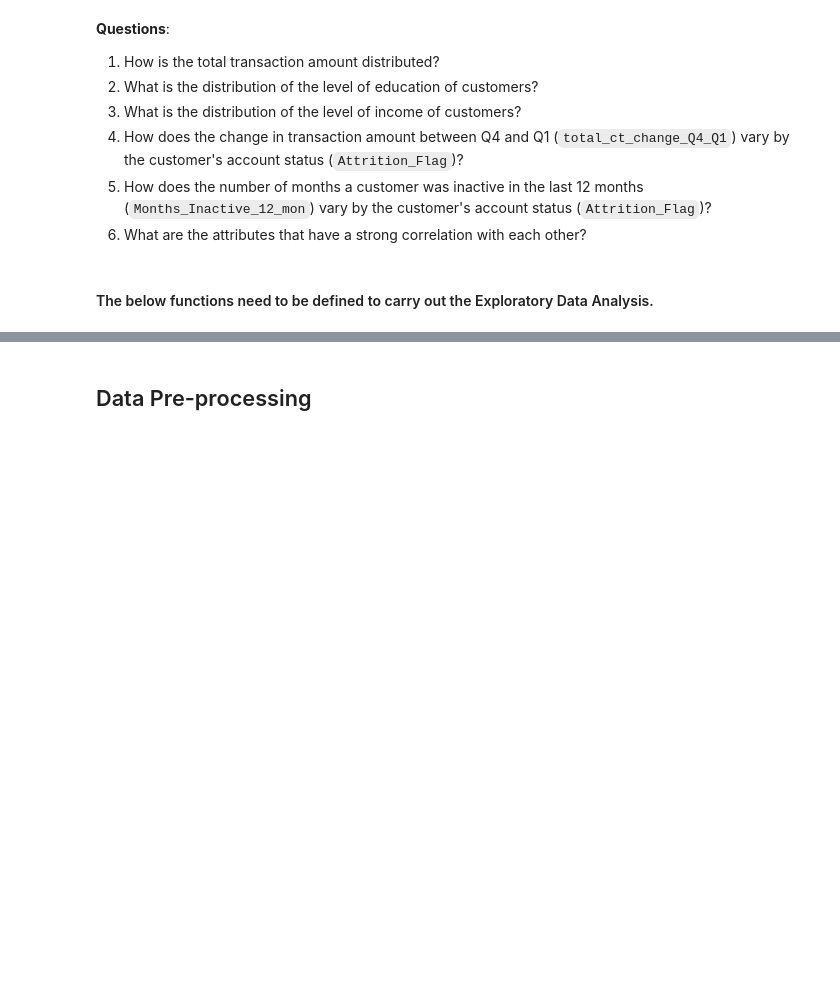
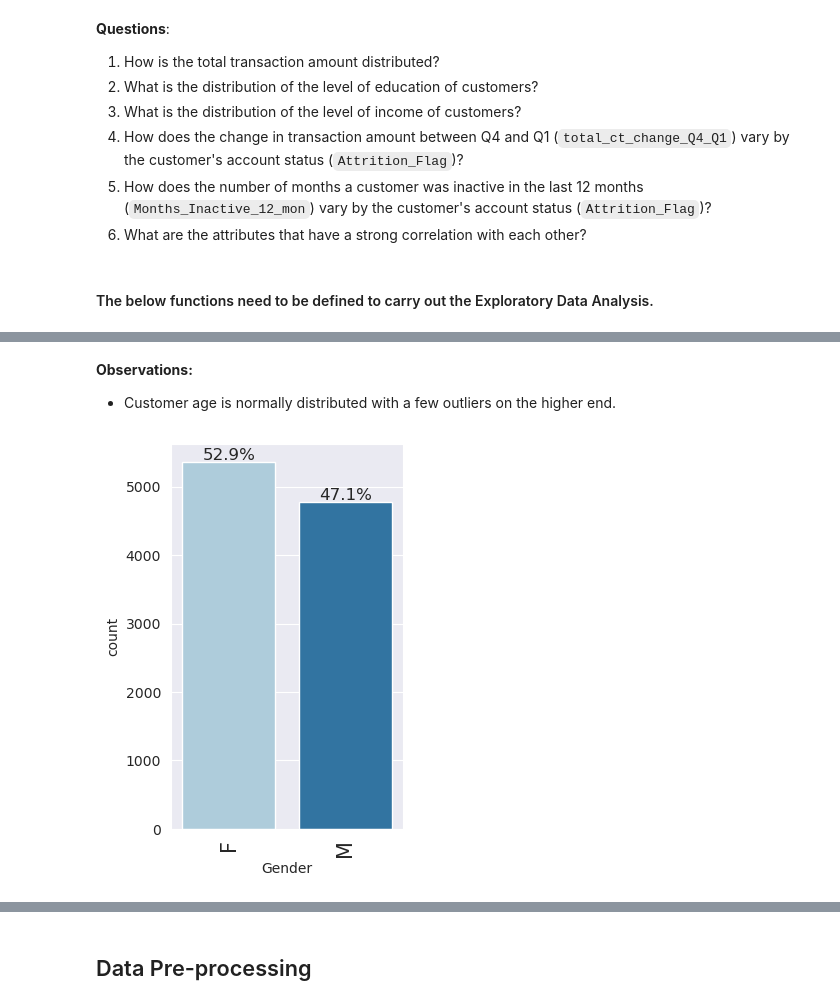
Before and after one commit to tinlong/AIML, a Jupyter notebook: Advanced Machine Learning/Project 3/Patrick_Leong_ETMT_Project_LearnerNotebook_FullCode_v2.ipynb, the cells around one changed output, grey strips where cells are left out. Saved outputs shown, nothing was run; the diff lists cells and outputs as text; code cells hidden in the pictures; blank space fills up the shorter version.

```diff
--- a/Advanced Machine Learning/Project 3/Patrick_Leong_ETMT_Project_LearnerNotebook_FullCode_v2.ipynb
+++ b/Advanced Machine Learning/Project 3/Patrick_Leong_ETMT_Project_LearnerNotebook_FullCode_v2.ipynb
@@ -418,0 +431,8 @@ def distribution_plot_wrt_target(data, predictor, target):
+# %% [markdown]
+**Observations:**
+
+- Customer age is normally distributed with a few outliers on the higher end.
+# %%
+labeled_barplot(df, "Gender", perc=True)
+# %% [output]
+[figure, added]
```
Also changed, not shown: parts of 67 cells of this notebook.
